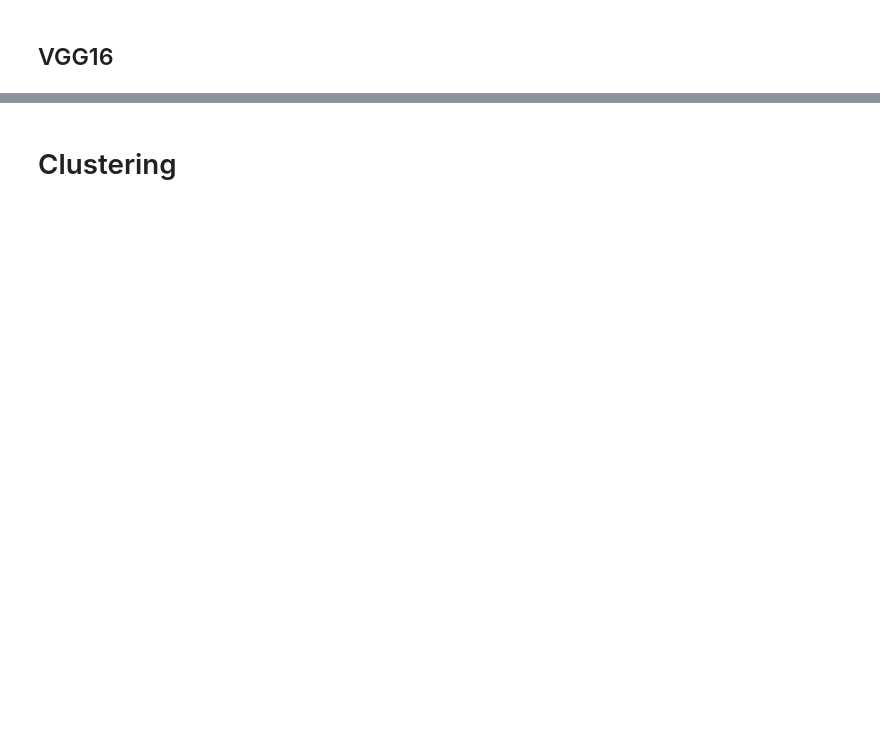
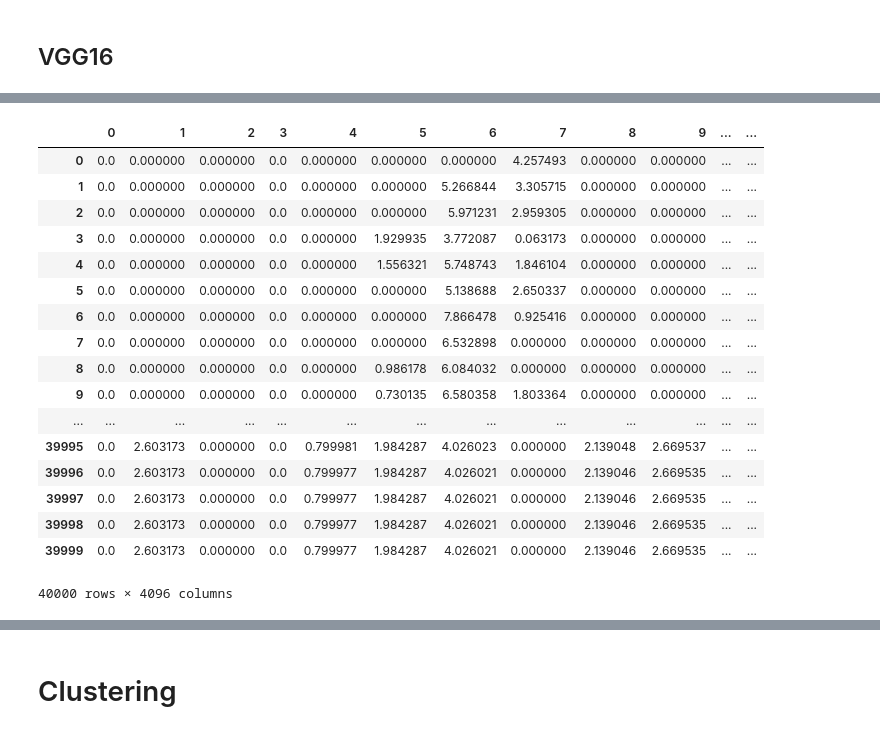
Before and after one commit to helenjin/APL, a Jupyter notebook: APL.ipynb, the cells around one changed output, grey strips where cells are left out. Saved outputs shown, nothing was run; the diff lists cells and outputs as text; code cells hidden in the pictures; blank space fills up the shorter version.

```diff
--- a/APL.ipynb
+++ b/APL.ipynb
@@ -323,0 +311,23 @@ vgg16_feature_list_np.shape
+# %%
+vgg16_model_fc1_features = pd.read_csv('vgg16_model_fc1_features.csv', sep=',', header=None)
+
+vgg16_model_fc1_features
+# %% [output]
+|  | 0 | 1 | 2 | 3 | 4 | 5 | 6 | 7 | 8 | 9 | ... | ... |
+| 0 | 0.0 | 0.000000 | 0.000000 | 0.0 | 0.000000 | 0.000000 | 0.000000 | 4.257493 | 0.000000 | 0.000000 | ... | ... |
+| 1 | 0.0 | 0.000000 | 0.000000 | 0.0 | 0.000000 | 0.000000 | 5.266844 | 3.305715 | 0.000000 | 0.000000 | ... | ... |
+| 2 | 0.0 | 0.000000 | 0.000000 | 0.0 | 0.000000 | 0.000000 | 5.971231 | 2.959305 | 0.000000 | 0.000000 | ... | ... |
+| 3 | 0.0 | 0.000000 | 0.000000 | 0.0 | 0.000000 | 1.929935 | 3.772087 | 0.063173 | 0.000000 | 0.000000 | ... | ... |
+| 4 | 0.0 | 0.000000 | 0.000000 | 0.0 | 0.000000 | 1.556321 | 5.748743 | 1.846104 | 0.000000 | 0.000000 | ... | ... |
+| 5 | 0.0 | 0.000000 | 0.000000 | 0.0 | 0.000000 | 0.000000 | 5.138688 | 2.650337 | 0.000000 | 0.000000 | ... | ... |
+| 6 | 0.0 | 0.000000 | 0.000000 | 0.0 | 0.000000 | 0.000000 | 7.866478 | 0.925416 | 0.000000 | 0.000000 | ... | ... |
+| 7 | 0.0 | 0.000000 | 0.000000 | 0.0 | 0.000000 | 0.000000 | 6.532898 | 0.000000 | 0.000000 | 0.000000 | ... | ... |
+| 8 | 0.0 | 0.000000 | 0.000000 | 0.0 | 0.000000 | 0.986178 | 6.084032 | 0.000000 | 0.000000 | 0.000000 | ... | ... |
+| 9 | 0.0 | 0.000000 | 0.000000 | 0.0 | 0.000000 | 0.730135 | 6.580358 | 1.803364 | 0.000000 | 0.000000 | ... | ... |
+| ... | ... | ... | ... | ... | ... | ... | ... | ... | ... | ... | ... | ... |
+| 39995 | 0.0 | 2.603173 | 0.000000 | 0.0 | 0.799981 | 1.984287 | 4.026023 | 0.000000 | 2.139048 | 2.669537 | ... | ... |
+| 39996 | 0.0 | 2.603173 | 0.000000 | 0.0 | 0.799977 | 1.984287 | 4.026021 | 0.000000 | 2.139046 | 2.669535 | ... | ... |
+| 39997 | 0.0 | 2.603173 | 0.000000 | 0.0 | 0.799977 | 1.984287 | 4.026021 | 0.000000 | 2.139046 | 2.669535 | ... | ... |
+| 39998 | 0.0 | 2.603173 | 0.000000 | 0.0 | 0.799977 | 1.984287 | 4.026021 | 0.000000 | 2.139046 | 2.669535 | ... | ... |
+| 39999 | 0.0 | 2.603173 | 0.000000 | 0.0 | 0.799977 | 1.984287 | 4.026021 | 0.000000 | 2.139046 | 2.669535 | ... | ... |
+40000 rows × 4096 columns
```
Also changed, not shown: parts of 77 cells of this notebook.
